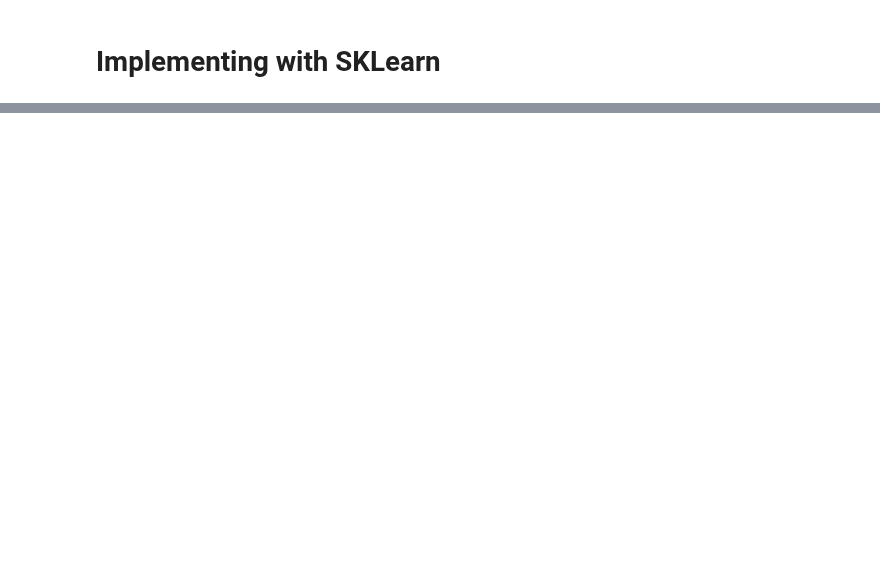
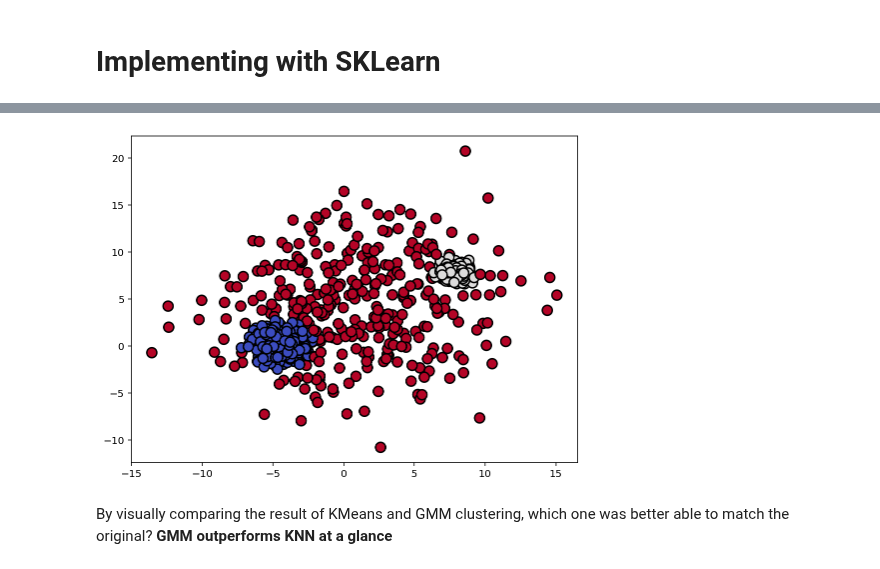
Before and after one commit to ChristopherDaigle/Udacity, a Jupyter notebook: IntroductionToMachineLearningProgram/Part4_UnsupervisedLearning/Gaussian Mixture Models and Cluster Validation/Notes on Unsupervised Learning - Gaussian Mixture Models and Cluster Validation.ipynb, the cells around one changed output, grey strips where cells are left out. Cells and saved outputs as stored; diff of their text form; code cells hidden in the pictures; blank space fills up the shorter version.

```diff
--- a/IntroductionToMachineLearningProgram/Part4_UnsupervisedLearning/Gaussian Mixture Models and Cluster Validation/Notes on Unsupervised Learning - Gaussian Mixture Models and Cluster Validation.ipynb
+++ b/IntroductionToMachineLearningProgram/Part4_UnsupervisedLearning/Gaussian Mixture Models and Cluster Validation/Notes on Unsupervised Learning - Gaussian Mixture Models and Cluster Validation.ipynb
@@ -91,0 +194,9 @@ Video: https://www.youtube.com/watch?v=lLt9H6RFO6A
+# %%
+plt.figure(figsize=(8,6))
+plt.scatter(X[:,0], X[:,1], c=pred_gmm, edgecolors='black', lw=1.5, s=100, cmap='coolwarm')
+plt.show()
+# %% [output]
+[figure, added]
+# %% [markdown]
+By visually comparing the result of KMeans and GMM clustering, which one was better able to match the original?
+**GMM outperforms KNN at a glance**
```
Also changed, not shown: parts of 28 cells of this notebook, 11 other files.
